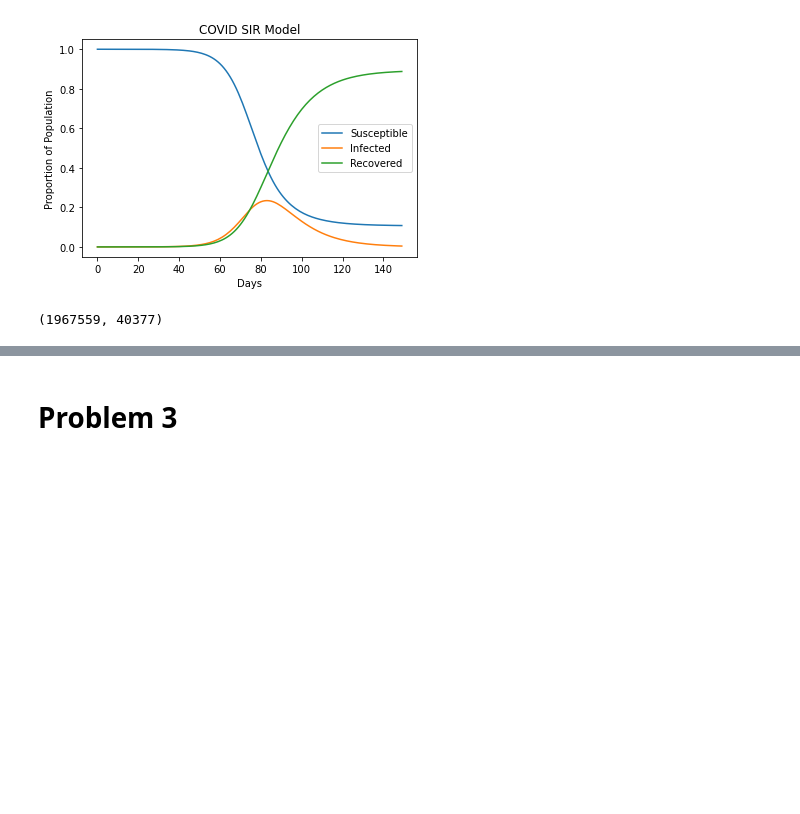
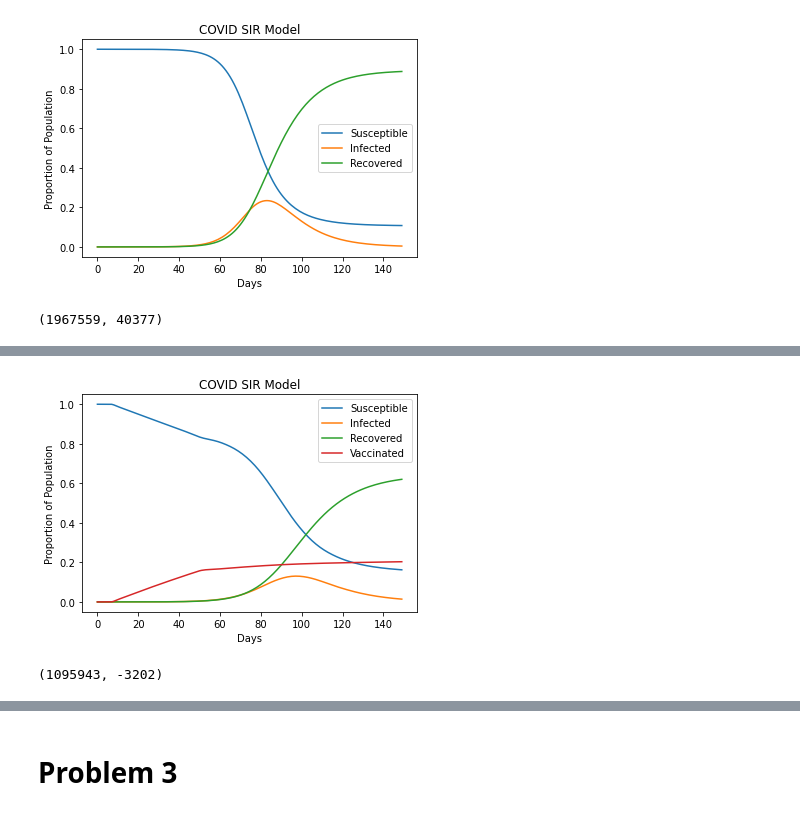
Before and after one commit to bryant0918/Model-Dynamics-and-Control, a Jupyter notebook: SIR/SIR.ipynb, the cells around one changed output, grey strips where cells are left out. Cells and saved outputs as stored; diff of their text form; code cells hidden in the pictures; blank space fills up the shorter version.

```diff
--- a/SIR/SIR.ipynb
+++ b/SIR/SIR.ipynb
@@ -113,0 +126,54 @@ prob2()
+# %%
+def ode(t, y):
+#     v = lambda t: 75/100000
+#     v = lambda t: 1/100
+    v = lambda t: np.piecewise(t, [(t <= 7), (t >= 7) & (t <= 50), (t >= 50)], [0, 1/250, 1/1000])
+    gamma = 1/10
+    beta = 2.5/10
+    return np.array([-beta*y[1]*y[0] - v(t)*y[0],
+                     beta*y[1]*y[0] - gamma*y[1],
+                     gamma*y[1],
+                     v(t)*y[0]])
+
+def SIRV_ny():
+    '''
+    Using the SIR model, plot a graph that models the
+    spead of a disease in NYC and answer the questions.
+    1. the projected peak concurent cases
+    2. capacity deficit at the projected peak
+
+    returns:
+        ans1, ans2: answers to questions 1 and 2
+    '''
+
+    # Set up time
+    t0 = 0
+    tf = 150
+    t = np.linspace(0,149,150)
+
+    y0 = np.array([(8.399e6-52)/8.399e6, 52/8.399e6, 0, 0])
+
+    # Solve the IVP
+    sol = solve_ivp(ode, (t0,tf), y0, t_eval=t)
+
+    # Plot
+    plt.plot(sol.t, sol.y[0], label="Susceptible")
+    plt.plot(sol.t, sol.y[1], label="Infected")
+    plt.plot(sol.t, sol.y[2], label="Recovered")
+    plt.plot(sol.t, sol.y[3], label="Vaccinated")
+
+    plt.legend()
+    plt.xlabel("Days")
+    plt.ylabel("Proportion of Population")
+    plt.title("COVID SIR Model")
+    plt.show()
+
+    ans_1 = np.max(sol.y[1]) * 8.399e6
+    ans_2 = int(ans_1 * .05 - 58000)
+
+    return int(ans_1), ans_2
+
+SIRV_ny()
+# %% [output]
+[figure, added]
+(1095943, -3202)
```
Also changed, not shown: parts of 4 cells of this notebook, 2 other files.
